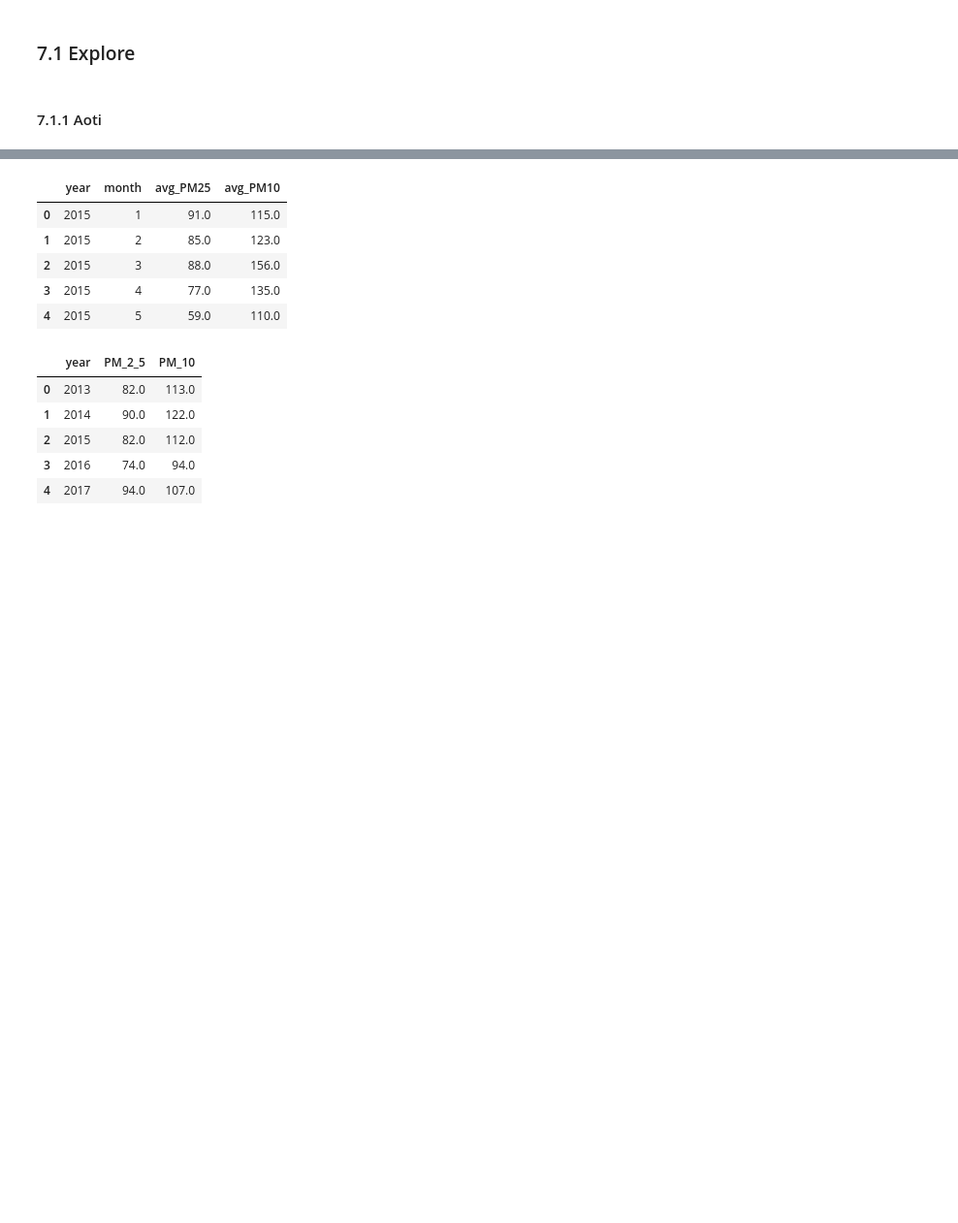
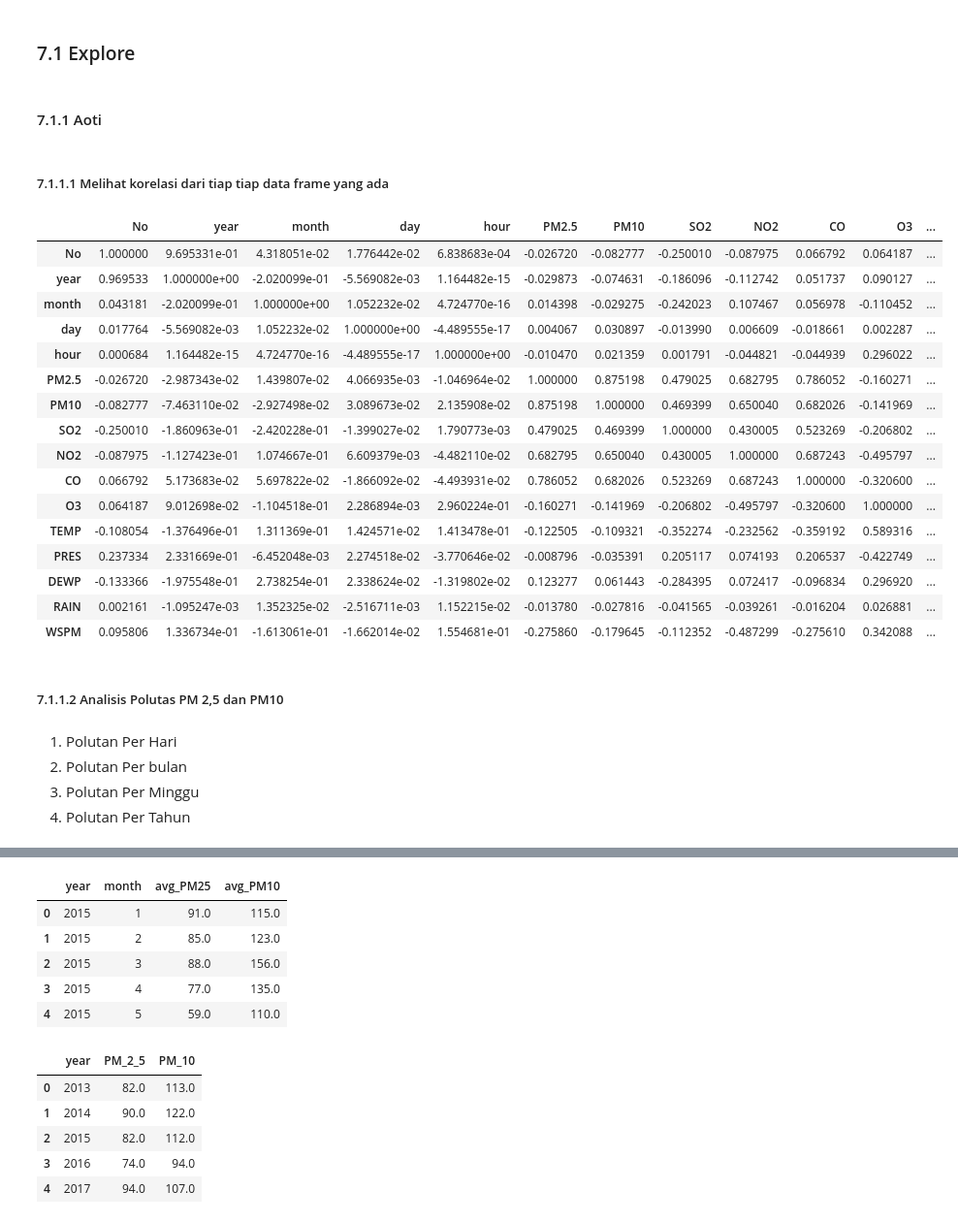
Before and after one commit to Wlnfadhil/Analisa-Data-Air-Quality-Control, a Jupyter notebook: submission/notebook.ipynb, the cells around one changed output, grey strips where cells are left out. Shown at 97% size. Cells and saved outputs as stored; diff of their text form; code cells hidden in the pictures; blank space fills up the shorter version.

```diff
--- a/submission/notebook.ipynb
+++ b/submission/notebook.ipynb
@@ -658,3 +667,35 @@ changping_df[meteorological] = changping_df[meteorological].interpolate(method='
 ### 7.1 Explore
 # %% [markdown]
 #### 7.1.1 Aoti
+# %% [markdown]
+##### 7.1.1.1 Melihat korelasi dari tiap tiap data frame yang ada
+# %%
+aotizhongxin_df.corr(numeric_only=True)
+# The numeric_only parameter is set to True to only include numerical columns in the correlation calculation
+# %% [output]
+|  | No | year | month | day | hour | PM2.5 | PM10 | SO2 | NO2 | CO | O3 | ... |
+| No | 1.000000 | 9.695331e-01 | 4.318051e-02 | 1.776442e-02 | 6.838683e-04 | -0.026720 | -0.082777 | -0.250010 | -0.087975 | 0.066792 | 0.064187 | ... |
+| year | 0.969533 | 1.000000e+00 | -2.020099e-01 | -5.569082e-03 | 1.164482e-15 | -0.029873 | -0.074631 | -0.186096 | -0.112742 | 0.051737 | 0.090127 | ... |
+| month | 0.043181 | -2.020099e-01 | 1.000000e+00 | 1.052232e-02 | 4.724770e-16 | 0.014398 | -0.029275 | -0.242023 | 0.107467 | 0.056978 | -0.110452 | ... |
+| day | 0.017764 | -5.569082e-03 | 1.052232e-02 | 1.000000e+00 | -4.489555e-17 | 0.004067 | 0.030897 | -0.013990 | 0.006609 | -0.018661 | 0.002287 | ... |
+| hour | 0.000684 | 1.164482e-15 | 4.724770e-16 | -4.489555e-17 | 1.000000e+00 | -0.010470 | 0.021359 | 0.001791 | -0.044821 | -0.044939 | 0.296022 | ... |
+| PM2.5 | -0.026720 | -2.987343e-02 | 1.439807e-02 | 4.066935e-03 | -1.046964e-02 | 1.000000 | 0.875198 | 0.479025 | 0.682795 | 0.786052 | -0.160271 | ... |
+| PM10 | -0.082777 | -7.463110e-02 | -2.927498e-02 | 3.089673e-02 | 2.135908e-02 | 0.875198 | 1.000000 | 0.469399 | 0.650040 | 0.682026 | -0.141969 | ... |
+| SO2 | -0.250010 | -1.860963e-01 | -2.420228e-01 | -1.399027e-02 | 1.790773e-03 | 0.479025 | 0.469399 | 1.000000 | 0.430005 | 0.523269 | -0.206802 | ... |
+| NO2 | -0.087975 | -1.127423e-01 | 1.074667e-01 | 6.609379e-03 | -4.482110e-02 | 0.682795 | 0.650040 | 0.430005 | 1.000000 | 0.687243 | -0.495797 | ... |
+| CO | 0.066792 | 5.173683e-02 | 5.697822e-02 | -1.866092e-02 | -4.493931e-02 | 0.786052 | 0.682026 | 0.523269 | 0.687243 | 1.000000 | -0.320600 | ... |
+| O3 | 0.064187 | 9.012698e-02 | -1.104518e-01 | 2.286894e-03 | 2.960224e-01 | -0.160271 | -0.141969 | -0.206802 | -0.495797 | -0.320600 | 1.000000 | ... |
+| TEMP | -0.108054 | -1.376496e-01 | 1.311369e-01 | 1.424571e-02 | 1.413478e-01 | -0.122505 | -0.109321 | -0.352274 | -0.232562 | -0.359192 | 0.589316 | ... |
+| PRES | 0.237334 | 2.331669e-01 | -6.452048e-03 | 2.274518e-02 | -3.770646e-02 | -0.008796 | -0.035391 | 0.205117 | 0.074193 | 0.206537 | -0.422749 | ... |
+| DEWP | -0.133366 | -1.975548e-01 | 2.738254e-01 | 2.338624e-02 | -1.319802e-02 | 0.123277 | 0.061443 | -0.284395 | 0.072417 | -0.096834 | 0.296920 | ... |
+| RAIN | 0.002161 | -1.095247e-03 | 1.352325e-02 | -2.516711e-03 | 1.152215e-02 | -0.013780 | -0.027816 | -0.041565 | -0.039261 | -0.016204 | 0.026881 | ... |
+| WSPM | 0.095806 | 1.336734e-01 | -1.613061e-01 | -1.662014e-02 | 1.554681e-01 | -0.275860 | -0.179645 | -0.112352 | -0.487299 | -0.275610 | 0.342088 | ... |
+# %% [markdown]
+##### 7.1.1.2 Analisis Polutas PM 2,5 dan PM10
+# %% [markdown]
+
+
+1.   Polutan Per Hari
+2.   Polutan Per bulan
+3.   Polutan Per Minggu
+4.   Polutan Per Tahun
```
Also changed, not shown: parts of 11 cells of this notebook.
